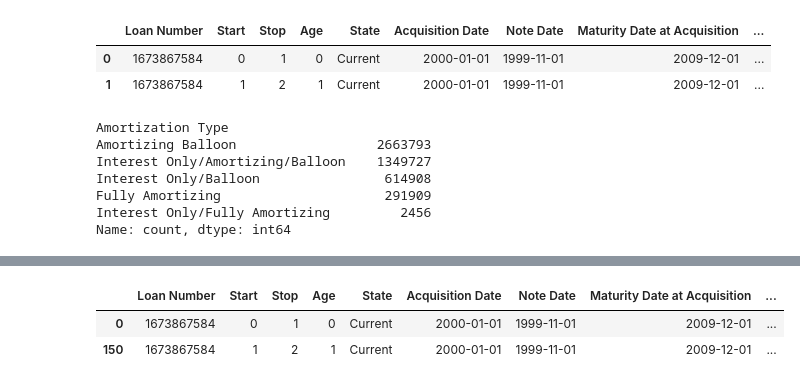
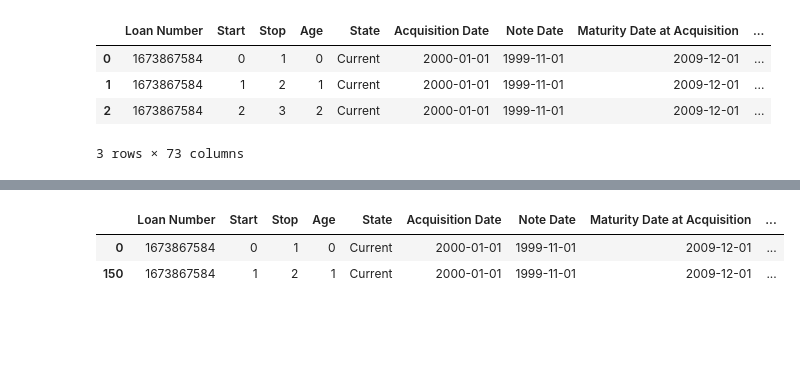
Before and after one commit to SamVirsik/Atrium-Loan-Default-Backup, a Jupyter notebook: State Model/Markov.ipynb, the cells around one changed output, grey strips where cells are left out. Drawn from its saved outputs; the diff is of its cells as text; code cells hidden in the pictures; blank space fills up the shorter version.

```diff
--- a/State Model/Markov.ipynb
+++ b/State Model/Markov.ipynb
@@ -39,17 +19,0 @@ Index(['Loan Number', 'Start', 'Stop', 'Age', 'State', 'Acquisition Date',
-# %%
-pd.set_option('display.max_columns', None)
-df.head(2)
-# %% [output]
-|  | Loan Number | Start | Stop | Age | State | Acquisition Date | Note Date | Maturity Date at Acquisition | ... |
-| 0 | 1673867584 | 0 | 1 | 0 | Current | 2000-01-01 | 1999-11-01 | 2009-12-01 | ... |
-| 1 | 1673867584 | 1 | 2 | 1 | Current | 2000-01-01 | 1999-11-01 | 2009-12-01 | ... |
-# %%
-df['Amortization Type'].value_counts()
-# %% [output]
-Amortization Type
-Amortizing Balloon                  2663793
-Interest Only/Amortizing/Balloon    1349727
-Interest Only/Balloon                614908
-Fully Amortizing                     291909
-Interest Only/Fully Amortizing         2456
-Name: count, dtype: int64
@@ -84,0 +20,8 @@ test = pd.concat([test, pd.DataFrame([new_row])], ignore_index=True)
+# %%
+df.head(3)
+# %% [output]
+|  | Loan Number | Start | Stop | Age | State | Acquisition Date | Note Date | Maturity Date at Acquisition | ... |
+| 0 | 1673867584 | 0 | 1 | 0 | Current | 2000-01-01 | 1999-11-01 | 2009-12-01 | ... |
+| 1 | 1673867584 | 1 | 2 | 1 | Current | 2000-01-01 | 1999-11-01 | 2009-12-01 | ... |
+| 2 | 1673867584 | 2 | 3 | 2 | Current | 2000-01-01 | 1999-11-01 | 2009-12-01 | ... |
+3 rows × 73 columns
```
Also changed, not shown: parts of 25 cells of this notebook, 3 other files.
